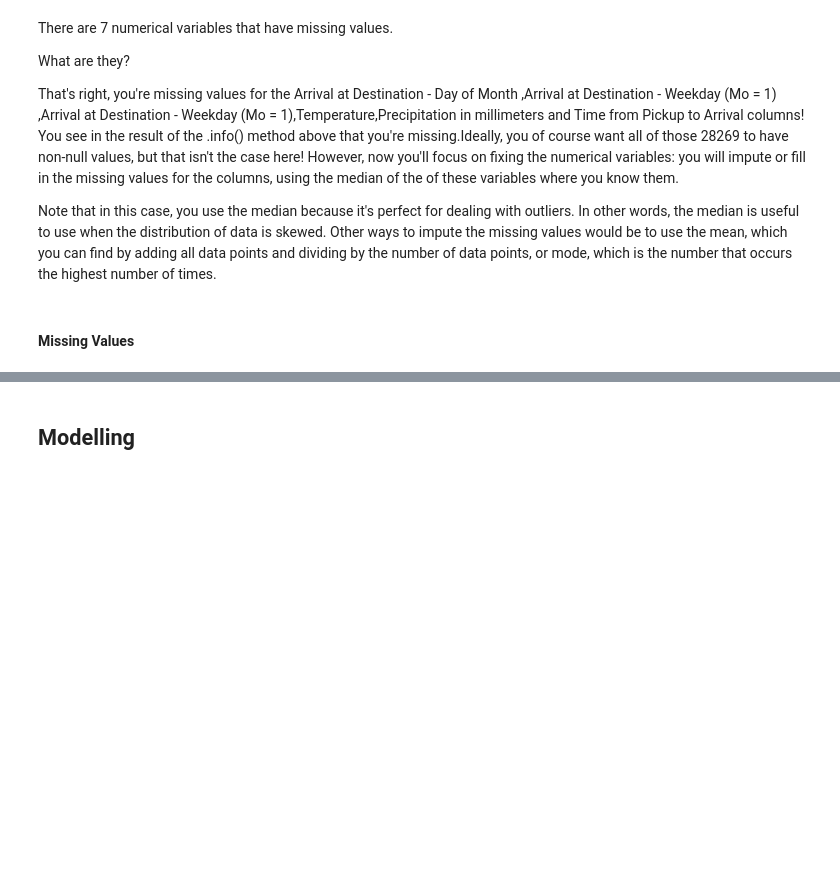
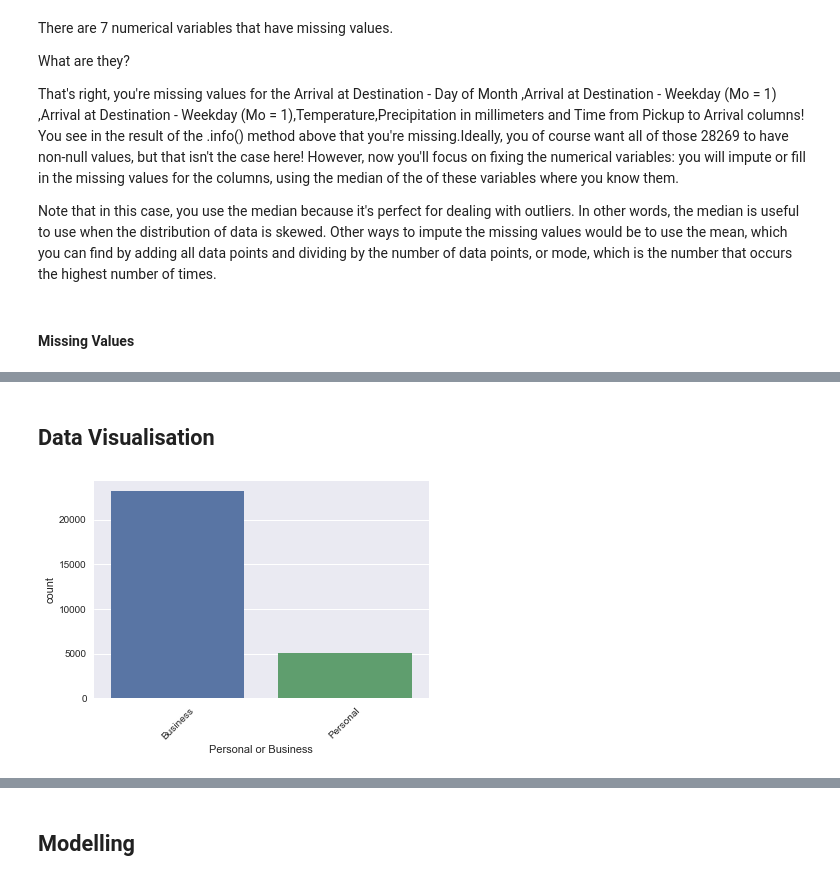
Before and after one commit to rufusseopa/Team_18_JHB_WhatTheHack_regression-predict-api-template, a Jupyter notebook: Regression - Predict Notebook.ipynb, the cells around one changed output, grey strips where cells are left out. Drawn from its saved outputs; the diff is of its cells as text; code cells hidden in the pictures; blank space fills up the shorter version.

```diff
--- a/Regression - Predict Notebook.ipynb
+++ b/Regression - Predict Notebook.ipynb
@@ -113,0 +164,7 @@ data.info()
+# %% [markdown]
+## Data Visualisation
+# %%
+sns.countplot(x='Personal or Business', data=data);
+plt.xticks(rotation=45);
+# %% [output]
+[figure, added]
```
Also changed, not shown: parts of 9 cells of this notebook.
